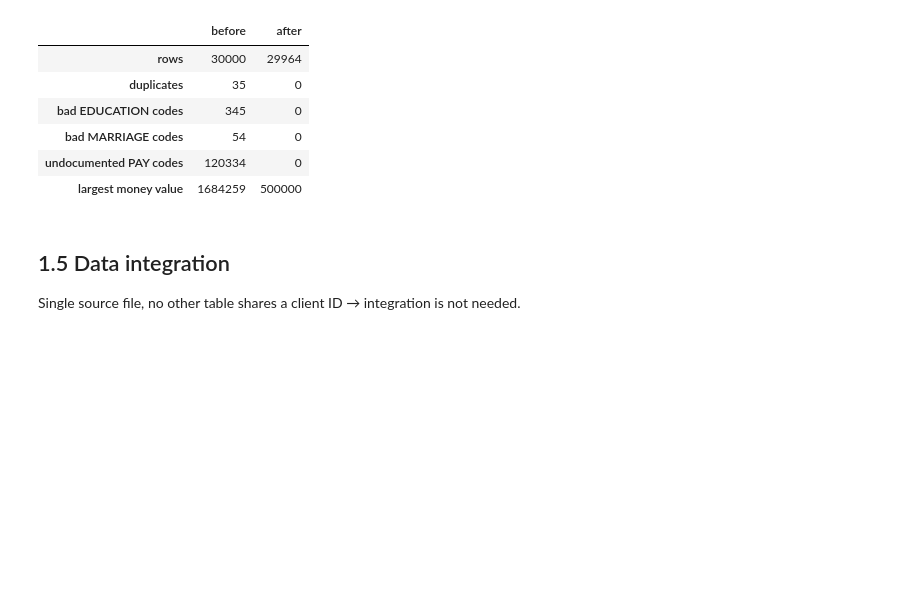
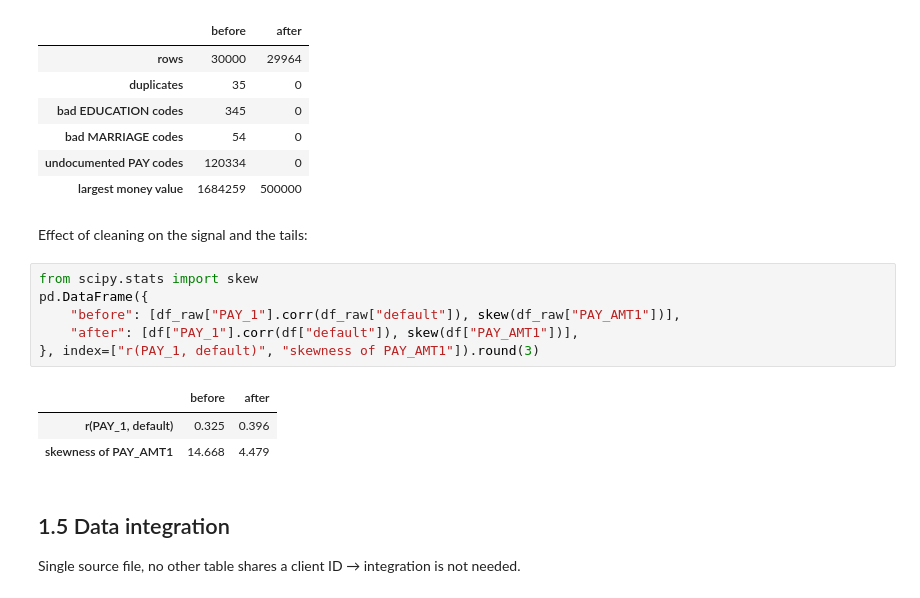
Before and after one commit to Xx-Pumpkin-xX/ml2-labwork, a Jupyter notebook: lab1/notebooks/01_credit_card.ipynb, the cells around one changed output. Saved outputs shown, nothing was run; the diff lists cells and outputs as text; blank space fills up the shorter version.

```diff
--- a/lab1/notebooks/01_credit_card.ipynb
+++ b/lab1/notebooks/01_credit_card.ipynb
@@ -161,6 +161,18 @@ pd.DataFrame({
 | bad MARRIAGE codes | 54 | 0 |
 | undocumented PAY codes | 120334 | 0 |
 | largest money value | 1684259 | 500000 |
+# %% [markdown]
+Effect of cleaning on the signal and the tails:
+# %%
+from scipy.stats import skew
+pd.DataFrame({
+    "before": [df_raw["PAY_1"].corr(df_raw["default"]), skew(df_raw["PAY_AMT1"])],
+    "after": [df["PAY_1"].corr(df["default"]), skew(df["PAY_AMT1"])],
+}, index=["r(PAY_1, default)", "skewness of PAY_AMT1"]).round(3)
+# %% [output]
+|  | before | after |
+| r(PAY_1, default) | 0.325 | 0.396 |
+| skewness of PAY_AMT1 | 14.668 | 4.479 |
 # %% [markdown]
 ## 1.5 Data integration
 Single source file, no other table shares a client ID → integration is not needed.
```
Also changed, not shown: parts of 12 cells of this notebook, 5 other files.
